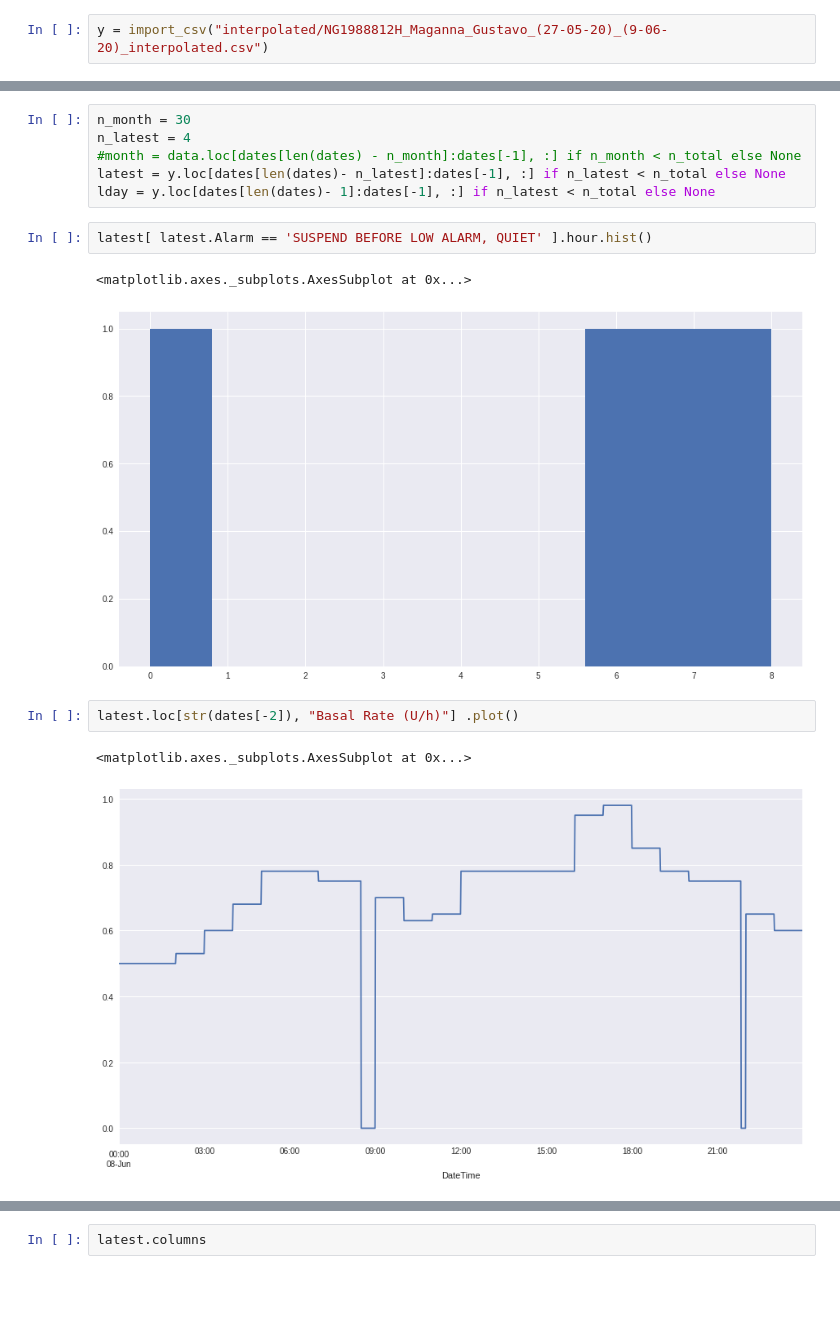
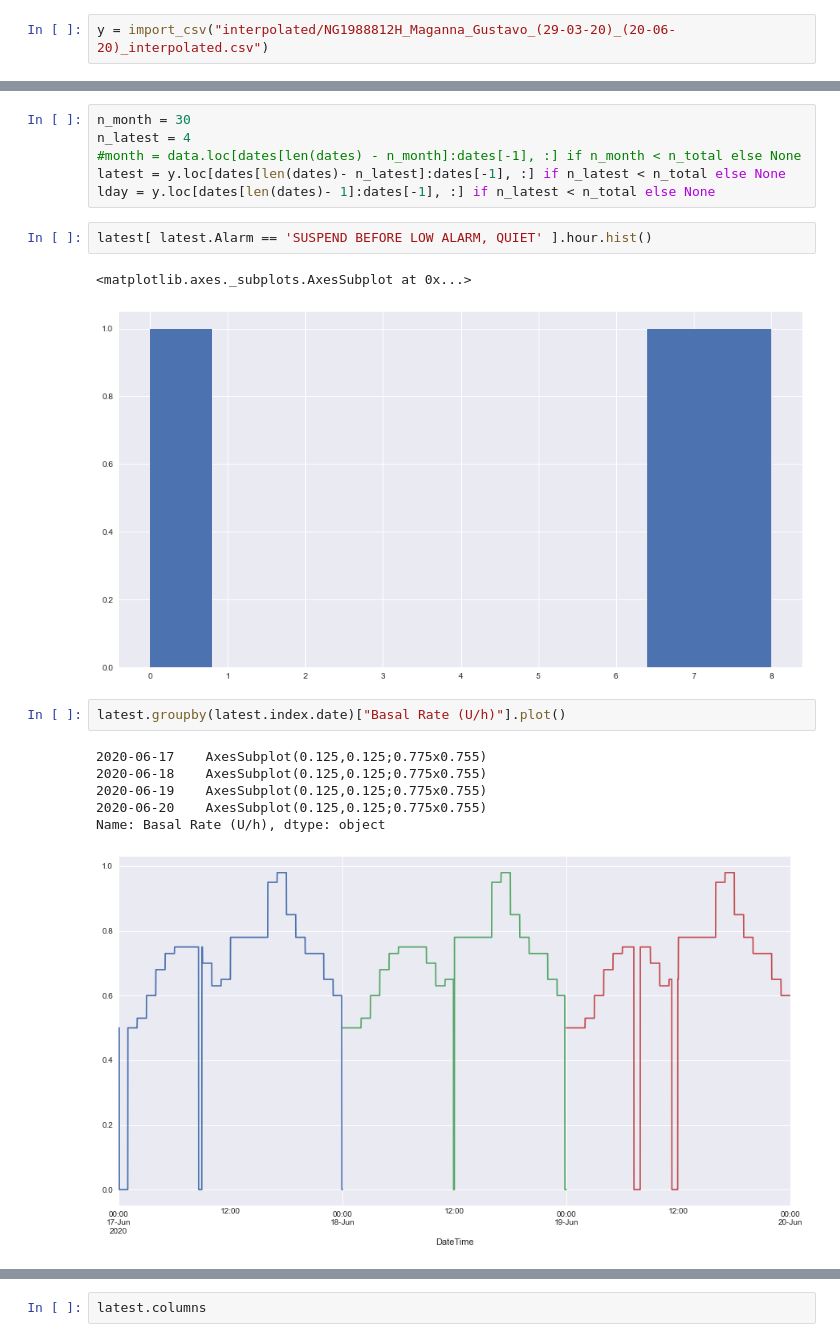
Before and after one commit to gmagannaDevelop/Diabetes-Analysis, a Jupyter notebook: Hypoglycaemia.ipynb, the cells around one changed output, grey strips where cells are left out. Cells and saved outputs as stored; diff of their text form; blank space fills up the shorter version.

```diff
--- a/Hypoglycaemia.ipynb
+++ b/Hypoglycaemia.ipynb
@@ -32,5 +39,5 @@ plt.rcParams['figure.figsize'] = (15, 8)
 # %%
-y = import_csv("interpolated/NG1988812H_Maganna_Gustavo_(27-05-20)_(9-06-20)_interpolated.csv")
+y = import_csv("interpolated/NG1988812H_Maganna_Gustavo_(29-03-20)_(20-06-20)_interpolated.csv")
 # %%
 keyword = 'SUSPEND BEFORE LOW'
 alarms  = []
@@ -57,12 +64,16 @@ lday = y.loc[dates[len(dates)- 1]:dates[-1], :] if n_latest < n_total else None
 latest[ latest.Alarm == 'SUSPEND BEFORE LOW ALARM, QUIET' ].hour.hist()
 # %% [output]
 <matplotlib.axes._subplots.AxesSubplot at 0x...>
-[figure, old version]
+[figure, new version]
 # %%
-latest.loc[str(dates[-2]), "Basal Rate (U/h)"] .plot()
+latest.groupby(latest.index.date)["Basal Rate (U/h)"].plot()
 # %% [output]
-<matplotlib.axes._subplots.AxesSubplot at 0x...>
+2020-06-17    AxesSubplot(0.125,0.125;0.775x0.755)
+2020-06-18    AxesSubplot(0.125,0.125;0.775x0.755)
+2020-06-19    AxesSubplot(0.125,0.125;0.775x0.755)
+2020-06-20    AxesSubplot(0.125,0.125;0.775x0.755)
+Name: Basal Rate (U/h), dtype: object
-[figure, old version]
+[figure, new version]
 # %%
 latest[latest.hour==22]["Basal Rate (U/h)"].describe()
 # %% [output]
```
Also changed, not shown: parts of 4 cells of this notebook, 3 other files.
